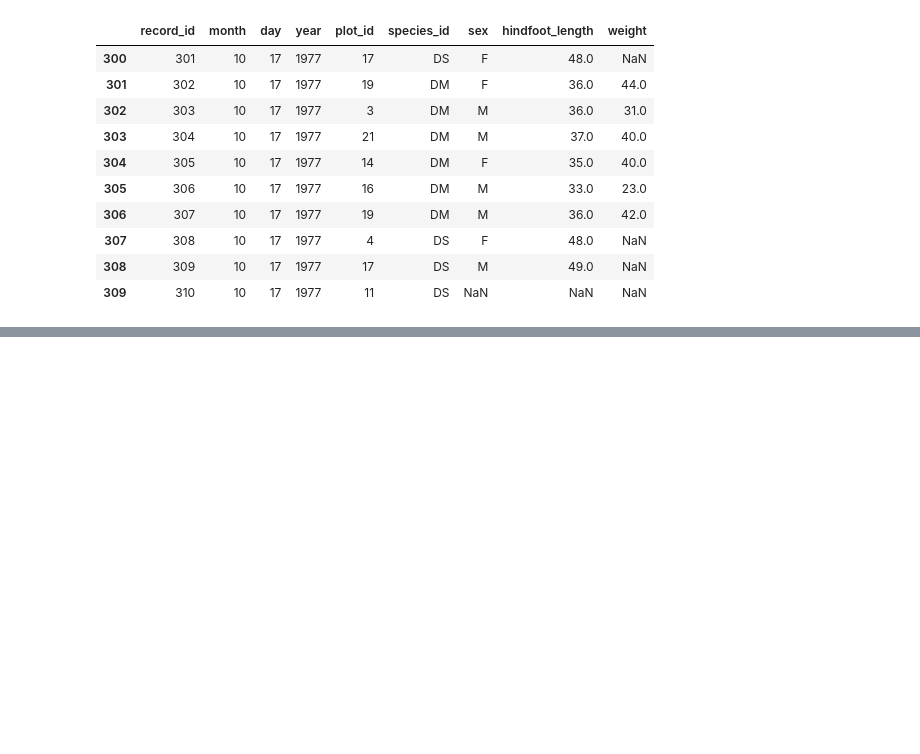
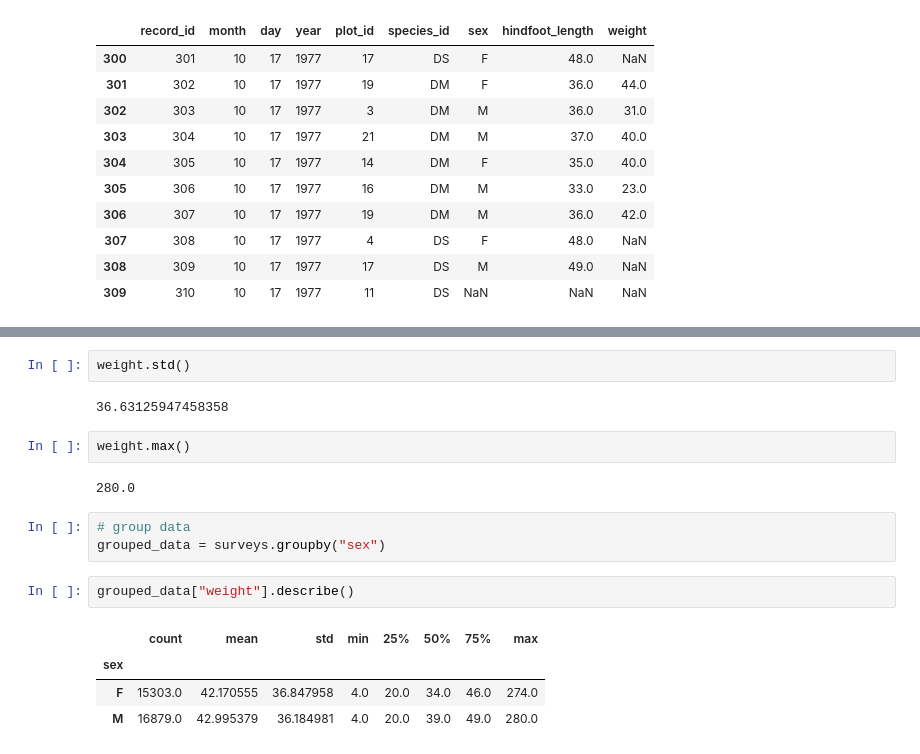
Before and after one commit to zxh755/dimen-python-2023, a Jupyter notebook: hello.ipynb, the cells around one changed output, grey strips where cells are left out. Saved outputs shown, nothing was run; the diff lists cells and outputs as text; blank space fills up the shorter version.

```diff
--- a/hello.ipynb
+++ b/hello.ipynb
@@ -161,0 +176,18 @@ surveys[300:310]
+# %%
+weight.std()
+# %% [output]
+36.63125947458358
+# %%
+weight.max()
+# %% [output]
+280.0
+# %%
+# group data
+grouped_data = surveys.groupby("sex")
+# %%
+grouped_data["weight"].describe()
+# %% [output]
+|  | count | mean | std | min | 25% | 50% | 75% | max |
+| sex |  |  |  |  |  |  |  |  |
+| F | 15303.0 | 42.170555 | 36.847958 | 4.0 | 20.0 | 34.0 | 46.0 | 274.0 |
+| M | 16879.0 | 42.995379 | 36.184981 | 4.0 | 20.0 | 39.0 | 49.0 | 280.0 |
```
Also changed, not shown: parts of 8 cells of this notebook.
